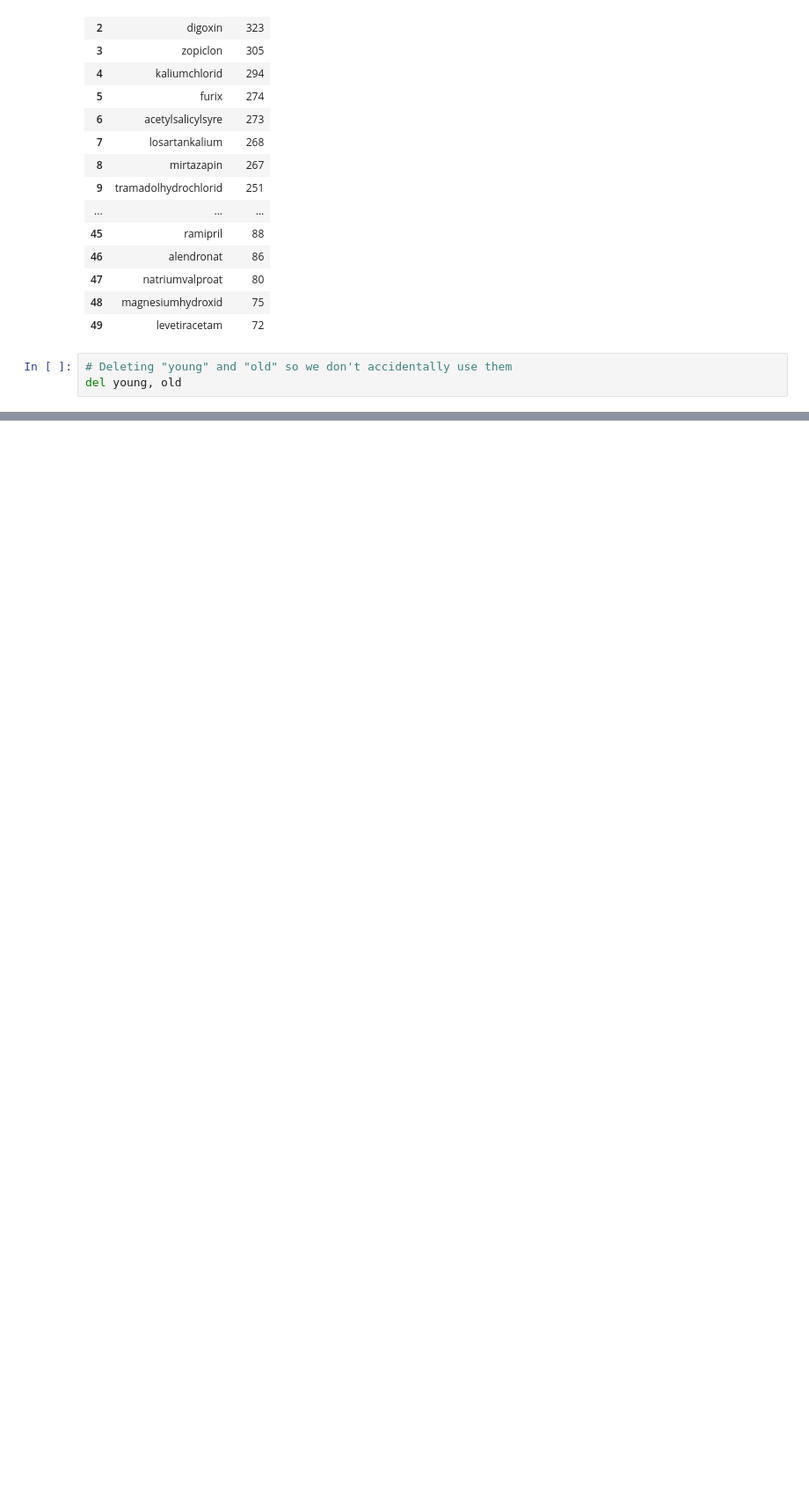
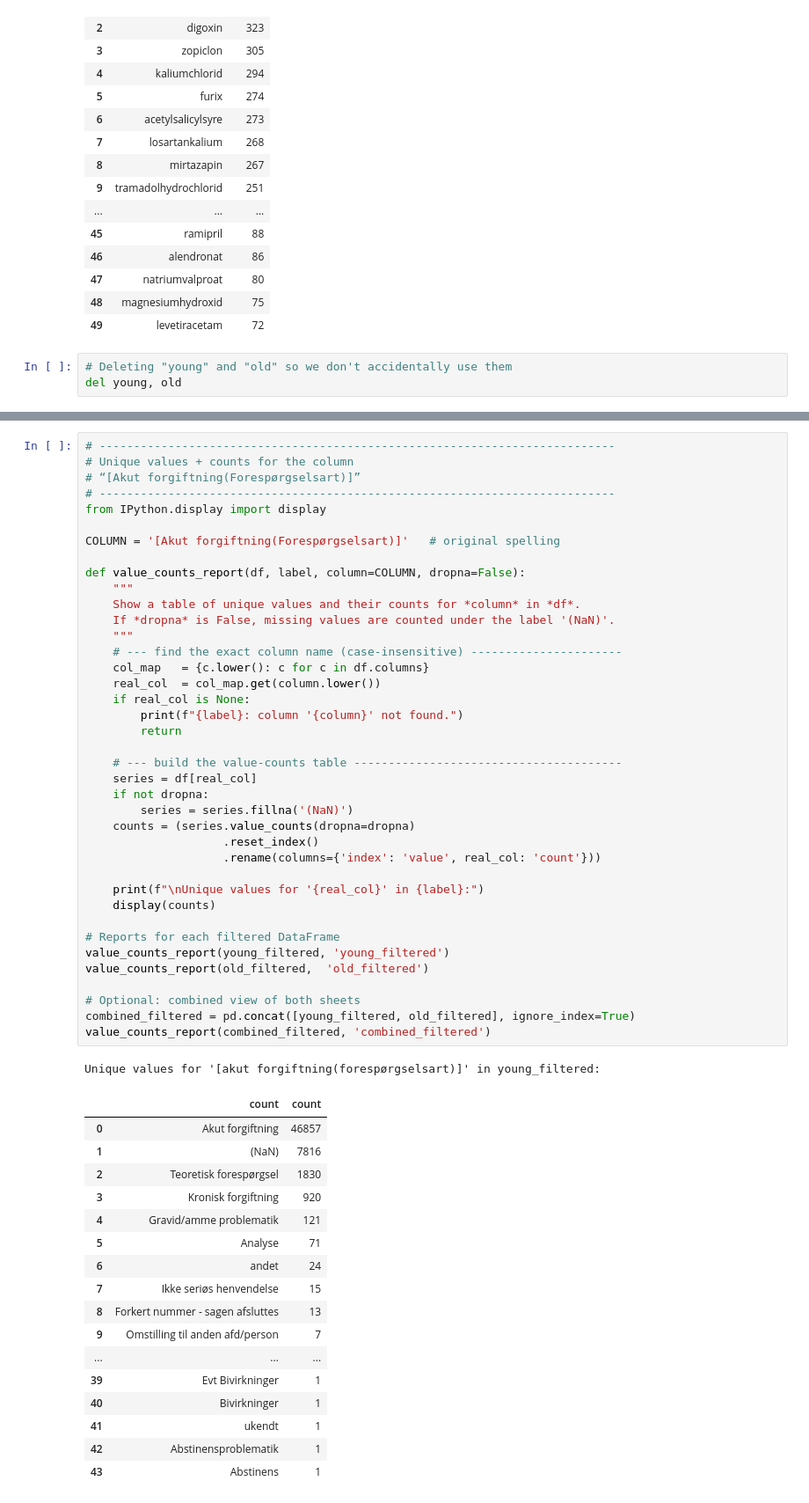
Before and after one commit to dana-mae/medical-poisoning, a Jupyter notebook: poisoning using medicine list.ipynb, the cells around one changed output, grey strips where cells are left out. Shown at 88% size. Cells and saved outputs as stored; diff of their text form; blank space fills up the shorter version.

```diff
--- a/poisoning using medicine list.ipynb
+++ b/poisoning using medicine list.ipynb
@@ -739,0 +541,58 @@ Name: count, dtype: int64
+# %%
+# ---------------------------------------------------------------------------
+# Unique values + counts for the column
+# “[Akut forgiftning(Forespørgselsart)]”
+# ---------------------------------------------------------------------------
+from IPython.display import display
+
+COLUMN = '[Akut forgiftning(Forespørgselsart)]'   # original spelling
+
+def value_counts_report(df, label, column=COLUMN, dropna=False):
+    """
+    Show a table of unique values and their counts for *column* in *df*.
+    If *dropna* is False, missing values are counted under the label '(NaN)'.
+    """
+    # --- find the exact column name (case-insensitive) ----------------------
+    col_map   = {c.lower(): c for c in df.columns}
+    real_col  = col_map.get(column.lower())
+    if real_col is None:
+        print(f"{label}: column '{column}' not found.")
+        return
+
+    # --- build the value-counts table ---------------------------------------
+    series = df[real_col]
+    if not dropna:
+        series = series.fillna('(NaN)')
+    counts = (series.value_counts(dropna=dropna)
+                    .reset_index()
+                    .rename(columns={'index': 'value', real_col: 'count'}))
+
+    print(f"\nUnique values for '{real_col}' in {label}:")
+    display(counts)
+
+# Reports for each filtered DataFrame
+value_counts_report(young_filtered, 'young_filtered')
+value_counts_report(old_filtered,  'old_filtered')
+
+# Optional: combined view of both sheets
+combined_filtered = pd.concat([young_filtered, old_filtered], ignore_index=True)
+value_counts_report(combined_filtered, 'combined_filtered')
+# %% [output]
+Unique values for '[akut forgiftning(forespørgselsart)]' in young_filtered:
+|  | count | count |
+| 0 | Akut forgiftning | 46857 |
+| 1 | (NaN) | 7816 |
+| 2 | Teoretisk forespørgsel | 1830 |
+| 3 | Kronisk forgiftning | 920 |
+| 4 | Gravid/amme problematik | 121 |
+| 5 | Analyse | 71 |
+| 6 | andet | 24 |
+| 7 | Ikke seriøs henvendelse | 15 |
+| 8 | Forkert nummer - sagen afsluttes | 13 |
+| 9 | Omstilling til anden afd/person | 7 |
+| ... | ... | ... |
+| 39 | Evt Bivirkninger | 1 |
+| 40 | Bivirkninger | 1 |
+| 41 | ukendt | 1 |
+| 42 | Abstinensproblematik | 1 |
+| 43 | Abstinens | 1 |
```
Also changed, not shown: parts of 16 cells of this notebook, 1 other file.
